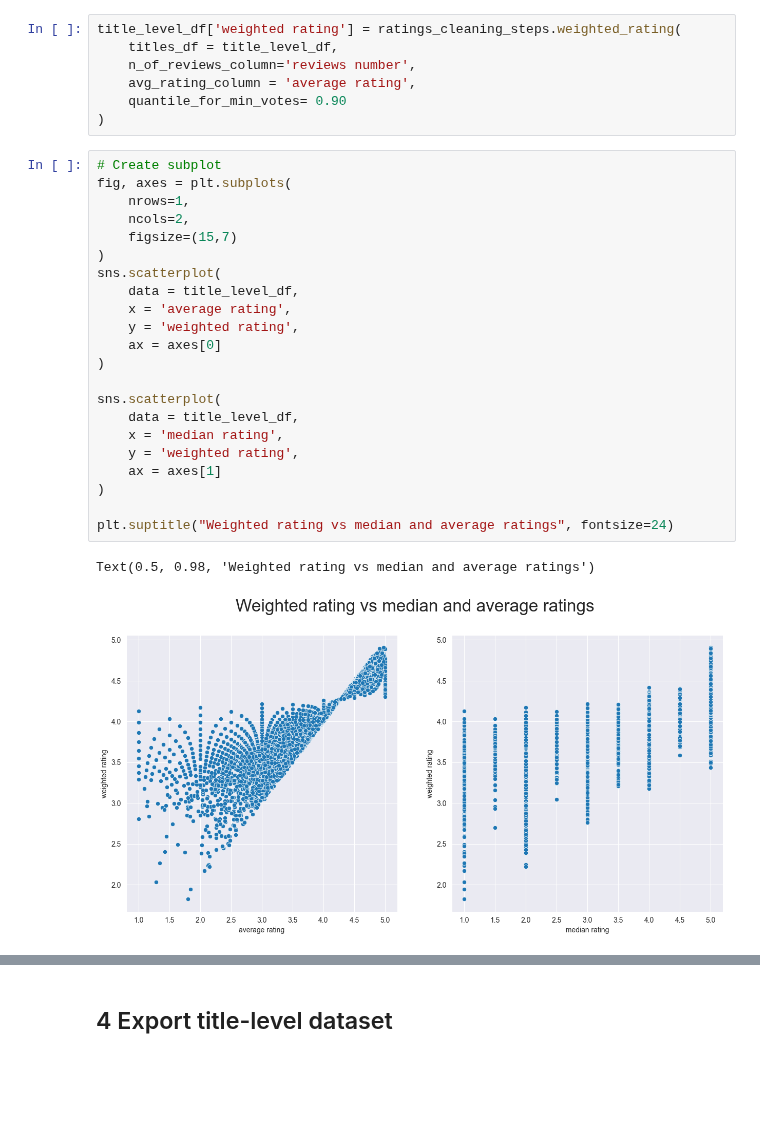
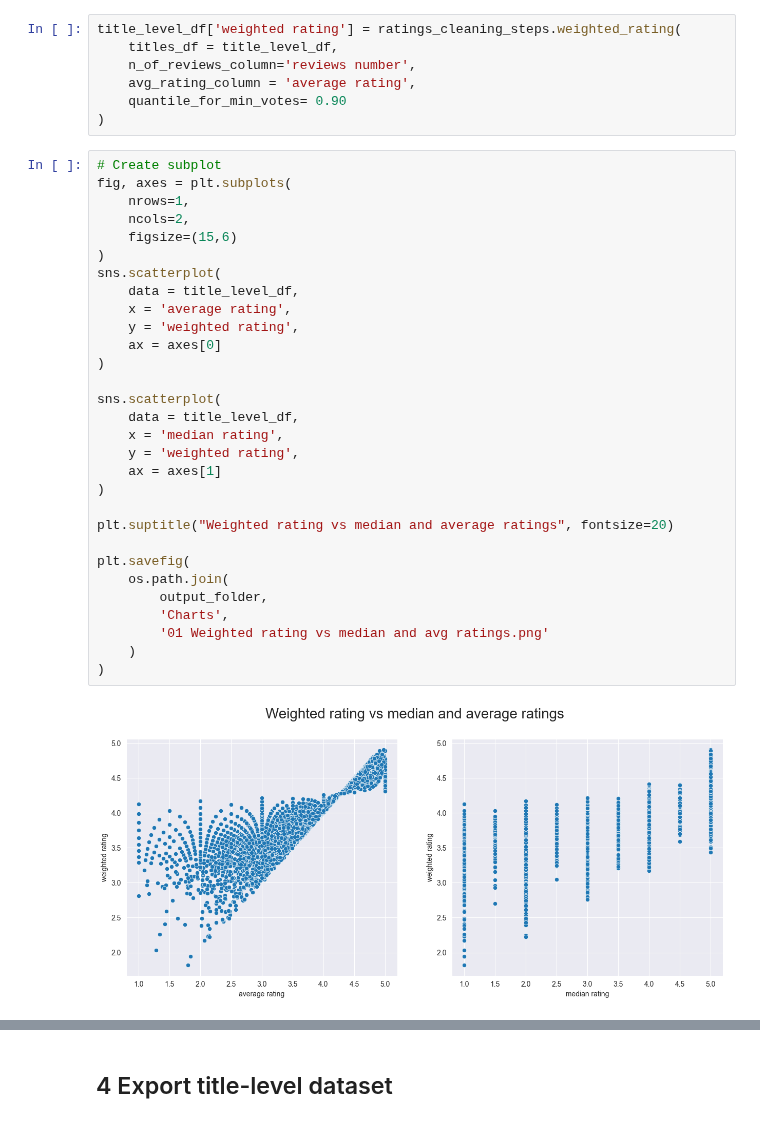
Before and after one commit to MargheSerena/Group-project, a Jupyter notebook: 01 EDA ratings_MF.ipynb, the cells around one changed output, grey strips where cells are left out. Cells and saved outputs as stored; diff of their text form; blank space fills up the shorter version.

```diff
--- a/01 EDA ratings_MF.ipynb
+++ b/01 EDA ratings_MF.ipynb
@@ -802,28 +929,35 @@ title_level_df['weighted rating'] = ratings_cleaning_steps.weighted_rating(
 # %%
 # Create subplot
 fig, axes = plt.subplots(
     nrows=1,
     ncols=2,
-    figsize=(15,7)
+    figsize=(15,6)
 )
 sns.scatterplot(
     data = title_level_df,
     x = 'average rating',
     y = 'weighted rating',
     ax = axes[0]
 )
 
 sns.scatterplot(
     data = title_level_df,
     x = 'median rating',
     y = 'weighted rating',
     ax = axes[1]
 )
 
-plt.suptitle("Weighted rating vs median and average ratings", fontsize=24)
+plt.suptitle("Weighted rating vs median and average ratings", fontsize=20)
+
+plt.savefig(
+    os.path.join(
+        output_folder,
+        'Charts',
+        '01 Weighted rating vs median and avg ratings.png'
+    )
+)
 # %% [output]
-Text(0.5, 0.98, 'Weighted rating vs median and average ratings')
-[figure, old version]
+[figure, new version]
 # %%
 # Create subplot
 fig, axes = plt.subplots(
```
Also changed, not shown: parts of 13 cells of this notebook, 1 other file.
